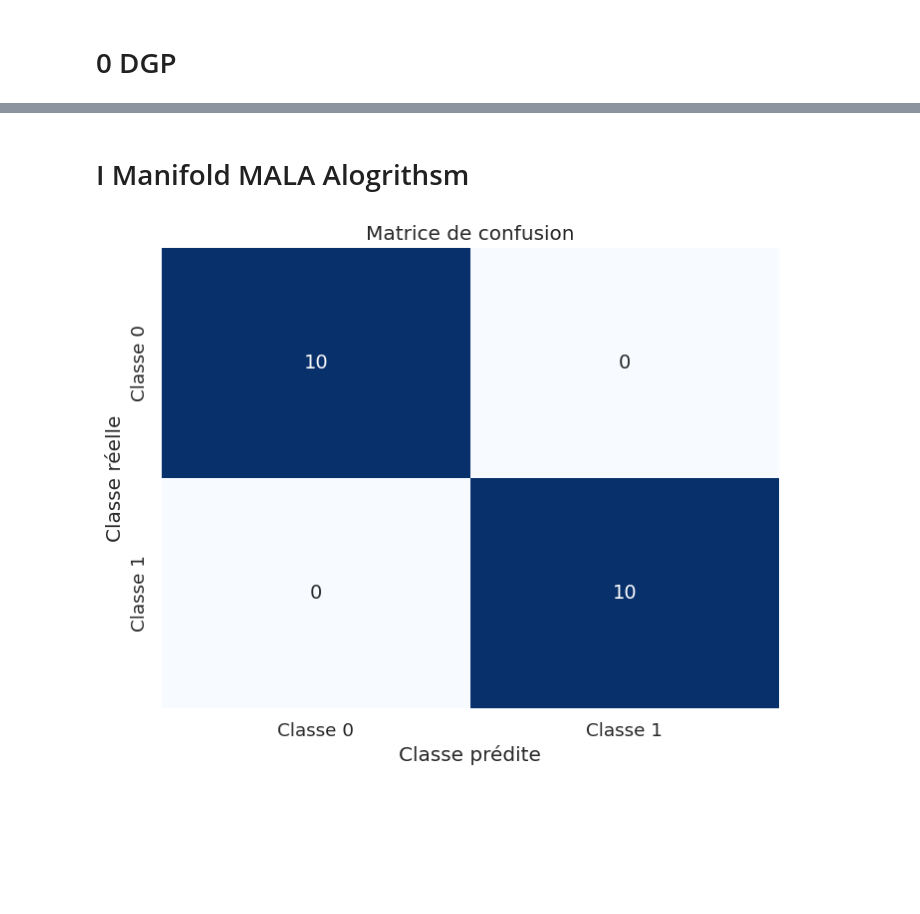
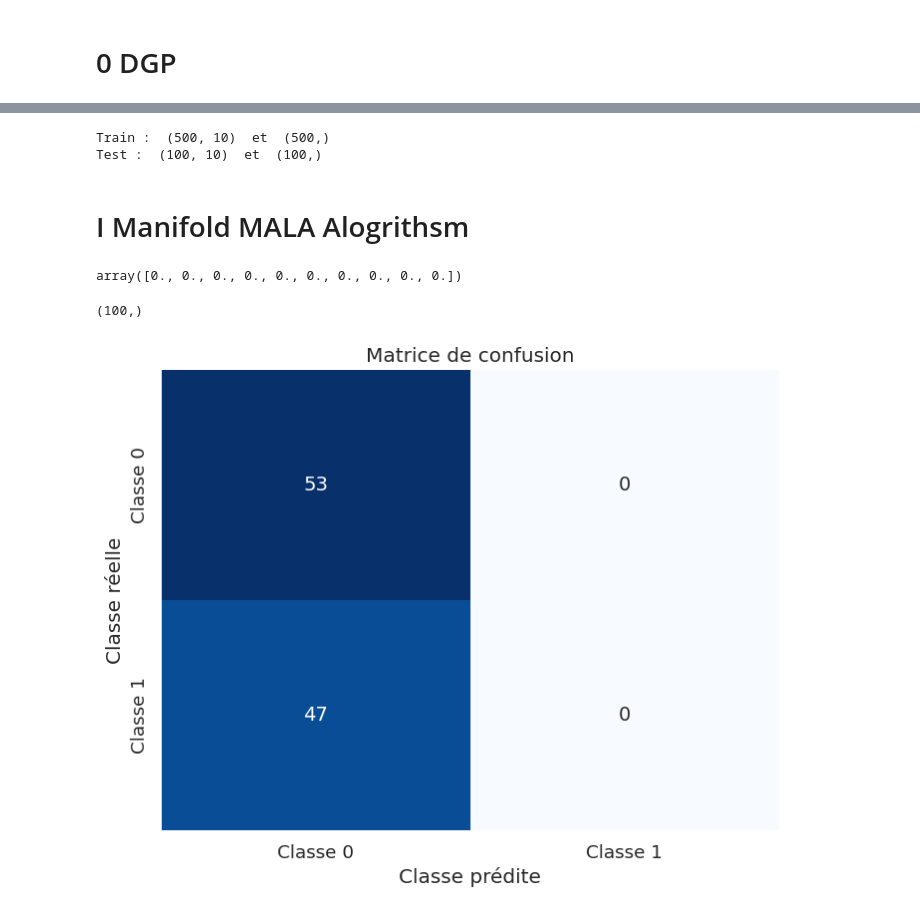
Before and after one commit to pbarriolo/Sampling-Methods-MCMC-Project, a Jupyter notebook: mMALA/mMALAAlgo.ipynb, the cells around one changed output, grey strips where cells are left out. Saved outputs shown, nothing was run; the diff lists cells and outputs as text; code cells hidden in the pictures; blank space fills up the shorter version.

Commit message:
add final mMALA Notebook

```diff
--- a/mMALA/mMALAAlgo.ipynb
+++ b/mMALA/mMALAAlgo.ipynb
@@ -325,16 +460,29 @@ X[0:5],Y[0:5]
+# %%
+test_size=100
+X_test,Y_test=X[:test_size],Y[:test_size]
+X,Y=X[test_size:],Y[test_size:]
+print( "Train : ",X.shape ," et ",Y.shape)
+print( "Test : ",X_test.shape ," et ",Y_test.shape)
+# %% [output]
+Train :  (500, 10)  et  (500,)
+Test :  (100, 10)  et  (100,)
 # %% [markdown]
 # I Manifold MALA Alogrithsm
 # %%
-def get_mMALA_MarkovCHaine(X,Y,B=1000):
+def get_mMALA_MarkovCHaine(X,Y,B=10):
     N,k=X.shape
     theta_current=np.zeros(k)
-    mc_teta=[]
+    mMALA_chaine=[]
     for b in range(B):
-        theta_current=one_step_mMALA(X,Y,theta_current,learning=0.1)
-        mc_teta.append(theta_current)
-    return   mc_teta
+        theta_current=one_step_mMALA(X,Y,theta_current,learning_rate)
+        mMALA_chaine.append(theta_current)
+    return   mMALA_chaine
 # %%
-Markov_Chaine=get_mMALA_MarkovCHaine(X,Y,B=100)
+mMALA_chaine=get_mMALA_MarkovCHaine(X,Y,B=10)
+# %%
+mMALA_chaine[-1]
+# %% [output]
+array([0., 0., 0., 0., 0., 0., 0., 0., 0., 0.])
 # %%
 def predictor(X,teta_hat):
     N=X.shape[0]
@@ -347,30 +495,32 @@ def predictor(X,teta_hat):
     return Y_pred
 # %%
 # Exemple de données de prédiction et de vraies étiquettes
-beta_hat=Markov_Chaine[-1]
-y_true = Y[0:20]
-y_pred = predictor(X[0:20],teta)
+beta_hat=mMALA_chaine[-1]
+y_pred = predictor(X_test,beta_hat)
+y_pred.shape
+# %% [output]
+(100,)
 # %%
 import numpy as np
 import matplotlib.pyplot as plt
 from sklearn.metrics import confusion_matrix
 import seaborn as sns
 
 
 
 # Calculer la matrice de confusion
-conf_matrix = confusion_matrix(y_true, y_pred)
+conf_matrix = confusion_matrix(Y_test, y_pred)
 
 # Étiquettes des classes
 class_names = ['Classe 0', 'Classe 1']
 
 # Tracer la matrice de confusion
 plt.figure(figsize=(8, 6))
 sns.set(font_scale=1.2)  # Ajuster la taille de la police
 sns.heatmap(conf_matrix, annot=True, fmt='d', cmap='Blues', cbar=False, annot_kws={"size": 14}, xticklabels=class_names, yticklabels=class_names)
 plt.xlabel('Classe prédite')
 plt.ylabel('Classe réelle')
 plt.title('Matrice de confusion')
 plt.show()
 # %% [output]
-[figure, old version]
+[figure, new version]
```
Also changed, not shown: parts of 63 cells of this notebook, 2 other files.
